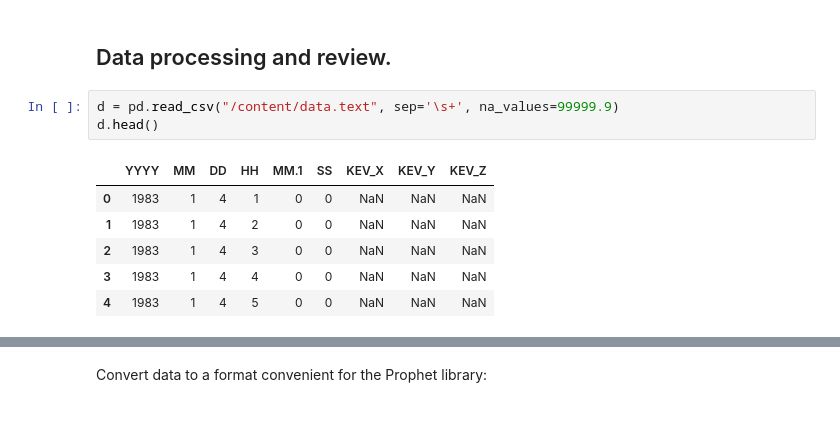
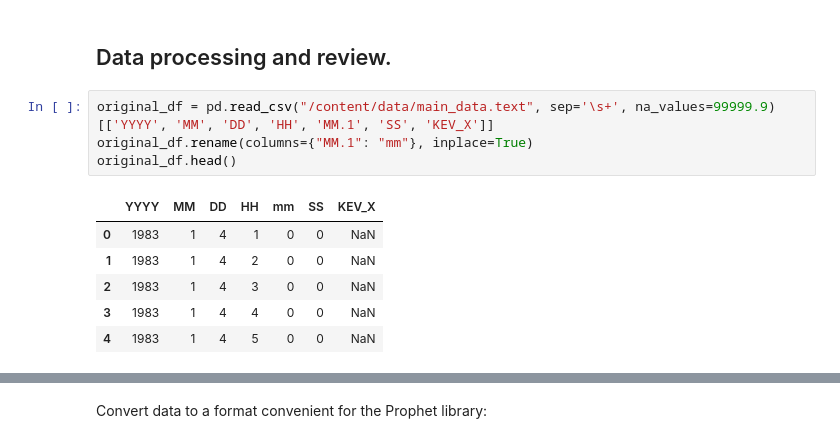
Before and after one commit to OkoksNeDam/geoinformation-data-forecasting, a Jupyter notebook: prophet.ipynb, the cells around one changed output, grey strips where cells are left out. Saved outputs shown, nothing was run; the diff lists cells and outputs as text.

```diff
--- a/prophet.ipynb
+++ b/prophet.ipynb
@@ -88,12 +54,13 @@ logging.getLogger('prophet').setLevel(logging.WARNING)
 # %% [markdown]
 ## Data processing and review.
 # %%
-d = pd.read_csv("/content/data.text", sep='\s+', na_values=99999.9)
-d.head()
+original_df = pd.read_csv("/content/data/main_data.text", sep='\s+', na_values=99999.9)[['YYYY', 'MM',	'DD', 'HH', 'MM.1', 'SS', 'KEV_X']]
+original_df.rename(columns={"MM.1": "mm"}, inplace=True)
+original_df.head()
 # %% [output]
-|  | YYYY | MM | DD | HH | MM.1 | SS | KEV_X | KEV_Y | KEV_Z |
-| 0 | 1983 | 1 | 4 | 1 | 0 | 0 | NaN | NaN | NaN |
-| 1 | 1983 | 1 | 4 | 2 | 0 | 0 | NaN | NaN | NaN |
-| 2 | 1983 | 1 | 4 | 3 | 0 | 0 | NaN | NaN | NaN |
-| 3 | 1983 | 1 | 4 | 4 | 0 | 0 | NaN | NaN | NaN |
-| 4 | 1983 | 1 | 4 | 5 | 0 | 0 | NaN | NaN | NaN |
+|  | YYYY | MM | DD | HH | mm | SS | KEV_X |
+| 0 | 1983 | 1 | 4 | 1 | 0 | 0 | NaN |
+| 1 | 1983 | 1 | 4 | 2 | 0 | 0 | NaN |
+| 2 | 1983 | 1 | 4 | 3 | 0 | 0 | NaN |
+| 3 | 1983 | 1 | 4 | 4 | 0 | 0 | NaN |
+| 4 | 1983 | 1 | 4 | 5 | 0 | 0 | NaN |
```
Also changed, not shown: parts of 9 cells of this notebook.
